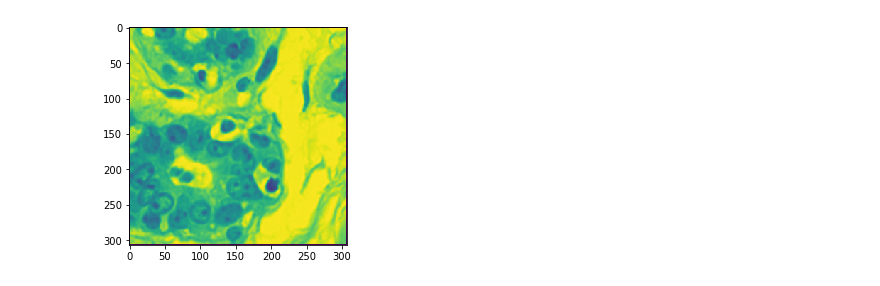
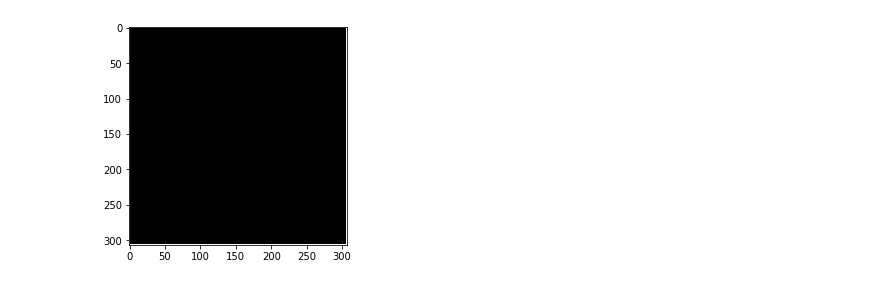
Before and after one commit to rezkyal/FP_BIOMED, a Jupyter notebook: TUGAS BIOMED.ipynb, the cells around one changed output. Drawn from its saved outputs; the diff is of its cells as text; code cells hidden in the pictures.

```diff
--- a/TUGAS BIOMED.ipynb
+++ b/TUGAS BIOMED.ipynb
@@ -14,24 +14,38 @@ def create_test_data():
     for img in tqdm(os.listdir(DATA_PATH)):
         if img != "Thumbs.db" :
             path = os.path.join(DATA_PATH, img)
-            img_data = cv2.imread(path, 0)
+            img_data = cv2.imread(path, cv2.IMREAD_GRAYSCALE)
             testing_data.append(np.array(img_data))
     return testing_data
 # %%
 data = create_test_data()
 # %% [output]
 [interactive output not drawn]
+# %%
+def printImage(data):
+    plt.imshow(data, cmap='gray')
+    plt.show()
 # %%
 def findSegmentation(gambar):
 
-    elevation_map = sobel(gambar)
+    printImage(gambar)
+
+    elevation_map = scharr(gambar)
+
+    printImage(elevation_map)
 
     markers = np.zeros_like(gambar)
-    markers[gambar < 30] = 1
+
+    markers[gambar < 50] = 1
     markers[gambar > 150] = 2
+    print(markers)
+    print(gambar)
+    printImage(markers)
 
     segmentation = morphology.watershed(elevation_map, markers)
 
+    printImage(segmentation)
+
     return segmentation
 # %%
 def color(data):
@@ -45,7 +99,7 @@ newData = color(data)
 # %%
 cv2.imwrite("greyscale.png",data[0])
-
-plt.imshow(data[0])
+cv2.imwrite("segmentation.png",newData[0])
+plt.imshow(newData[0], cmap='gray')
 plt.show()
 # %% [output]
-[figure, old version]
+[figure, new version]
```
Also changed, not shown: parts of 2 cells of this notebook, 2 other files.
